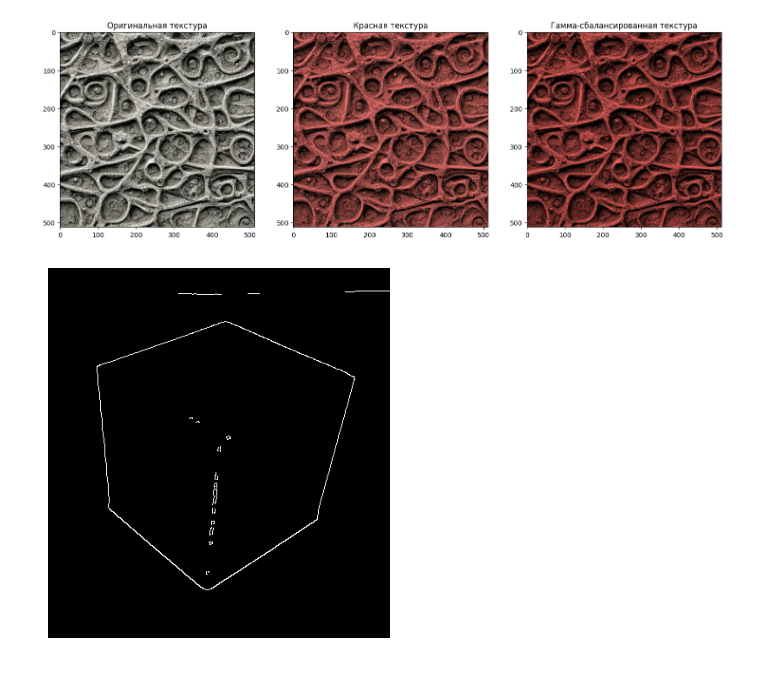
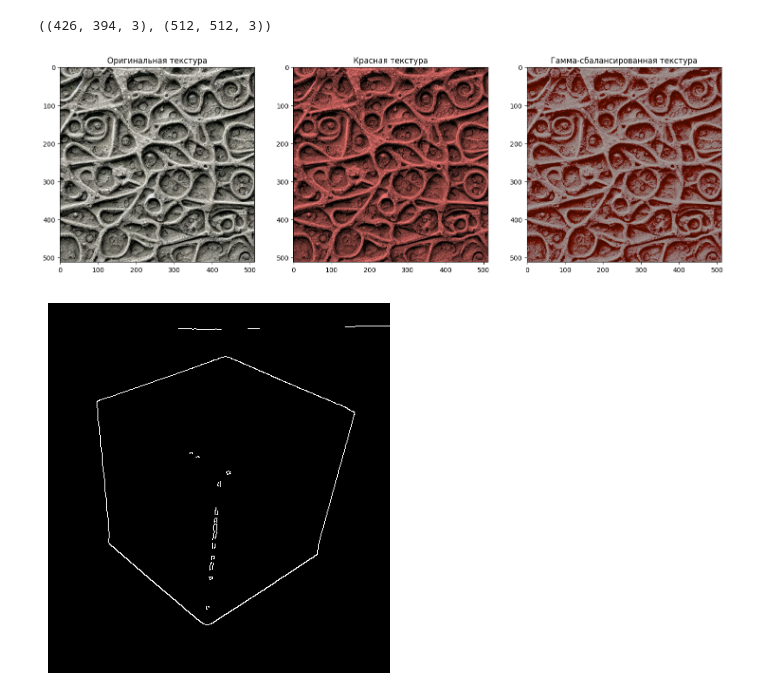
Before and after one commit to JartiX/pilyavin_cv, a Jupyter notebook: texture_on_cube/main.ipynb, the cells around one changed output. Drawn from its saved outputs; the diff is of its cells as text; code cells hidden in the pictures.

Commit message:
fix gamma

```diff
--- a/texture_on_cube/main.ipynb
+++ b/texture_on_cube/main.ipynb
@@ -5,9 +6,24 @@ import matplotlib.pyplot as plt
 # %%
-def adjust_gamma(image, gamma):
-    inv_gamma = 1.0 / gamma
+def adjust_gamma(texture, image):
+    texture_gray = cv2.cvtColor(texture, cv2.COLOR_BGR2GRAY)
+    image_gray = cv2.cvtColor(image, cv2.COLOR_BGR2GRAY)
+
+    mean_texture = np.mean(texture_gray)
+    mean_image = np.mean(image_gray)
+
+    gamma_correction = np.log(mean_image / 255) / np.log(mean_texture / 255)
+    gamma_correction = np.clip(
+        gamma_correction, 0.5, 2.0)
+
+    inv_gamma = 1.0 / gamma_correction
     table = np.array([(i / 255.0) ** inv_gamma *
                      255 for i in range(256)]).astype("uint8")
-    return cv2.LUT(image, table)
+    corrected_texture = cv2.LUT(texture, table)
+
+    final_texture = match_histograms(
+        corrected_texture, image, channel_axis=-1)
+
+    return final_texture.astype(np.uint8)
 # %%
 cube_img = cv2.imread('cube.jpg')
 cube_img = cv2.cvtColor(cube_img, cv2.COLOR_BGR2RGB)
@@ -19,25 +35,25 @@ color_filter = np.array([1.0, 0.5, 0.5])
 red_texture = (texture_img * color_filter).astype(np.uint8)
 
 plt.show()
+# %%
+cube_img.shape, texture_img.shape
+# %% [output]
+((426, 394, 3), (512, 512, 3))
 # %%
-brightness_cube = np.mean(cv2.cvtColor(cube_img, cv2.COLOR_RGB2GRAY))
-brightness_red_texture = np.mean(cv2.cvtColor(red_texture, cv2.COLOR_RGB2GRAY))
-gamma_correction = np.log(brightness_cube / 255) / \
-    np.log(brightness_red_texture / 255)
-balanced_texture = adjust_gamma(red_texture, gamma_correction)
+balanced_texture = adjust_gamma(red_texture, cube_img)
 
 fig, axs = plt.subplots(1, 3, figsize=(18, 6))
 axs[0].imshow(texture_img)
 axs[0].set_title("Оригинальная текстура")
 
 axs[1].imshow(red_texture)
 axs[1].set_title("Красная текстура")
 
 axs[2].imshow(balanced_texture)
 axs[2].set_title("Гамма-сбалансированная текстура")
 plt.show()
 # %% [output]
-[figure, old version]
+[figure, new version]
 # %%
 texture_size = balanced_texture.shape[:2]
 texture_points = np.array([
```
Also changed, not shown: parts of 2 cells of this notebook.
